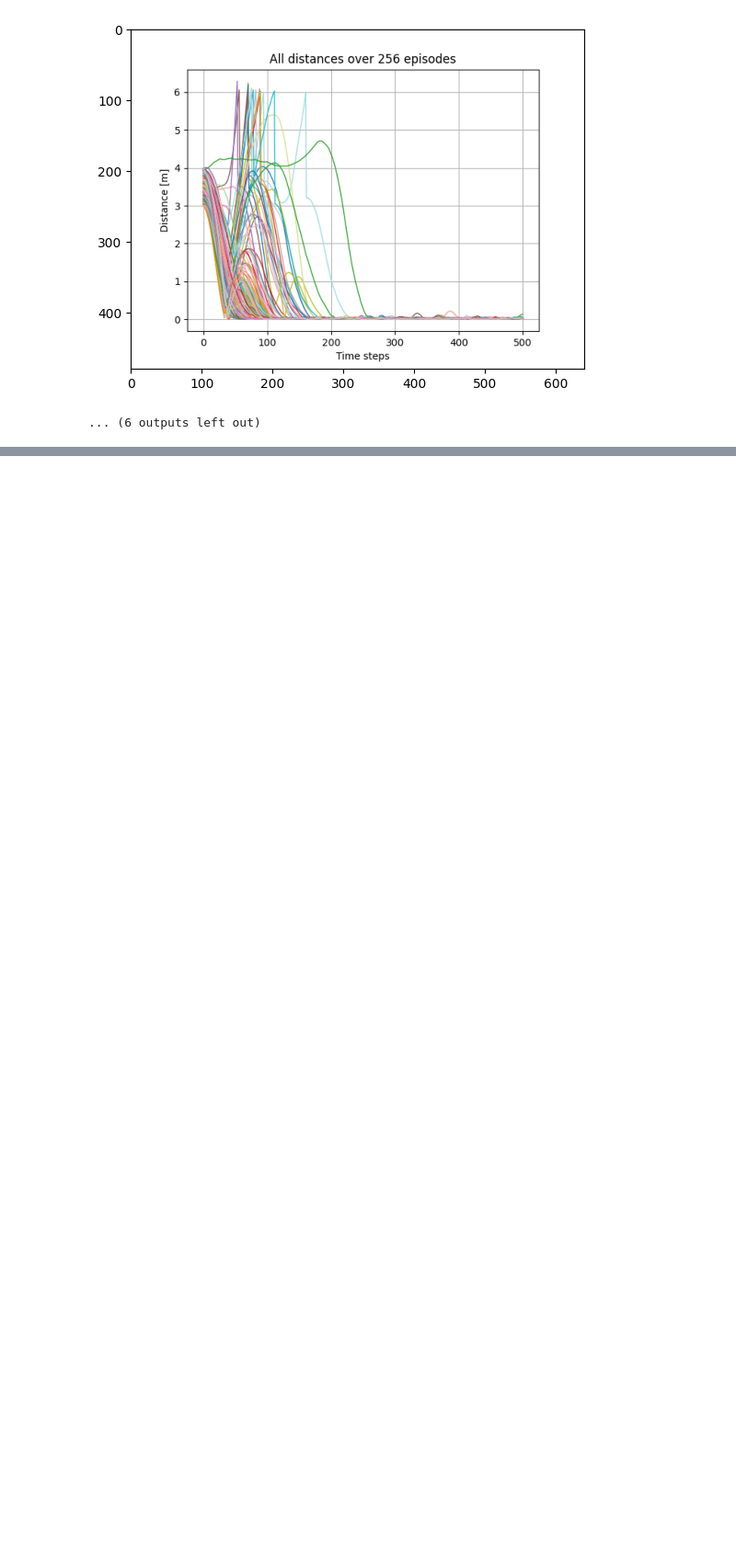
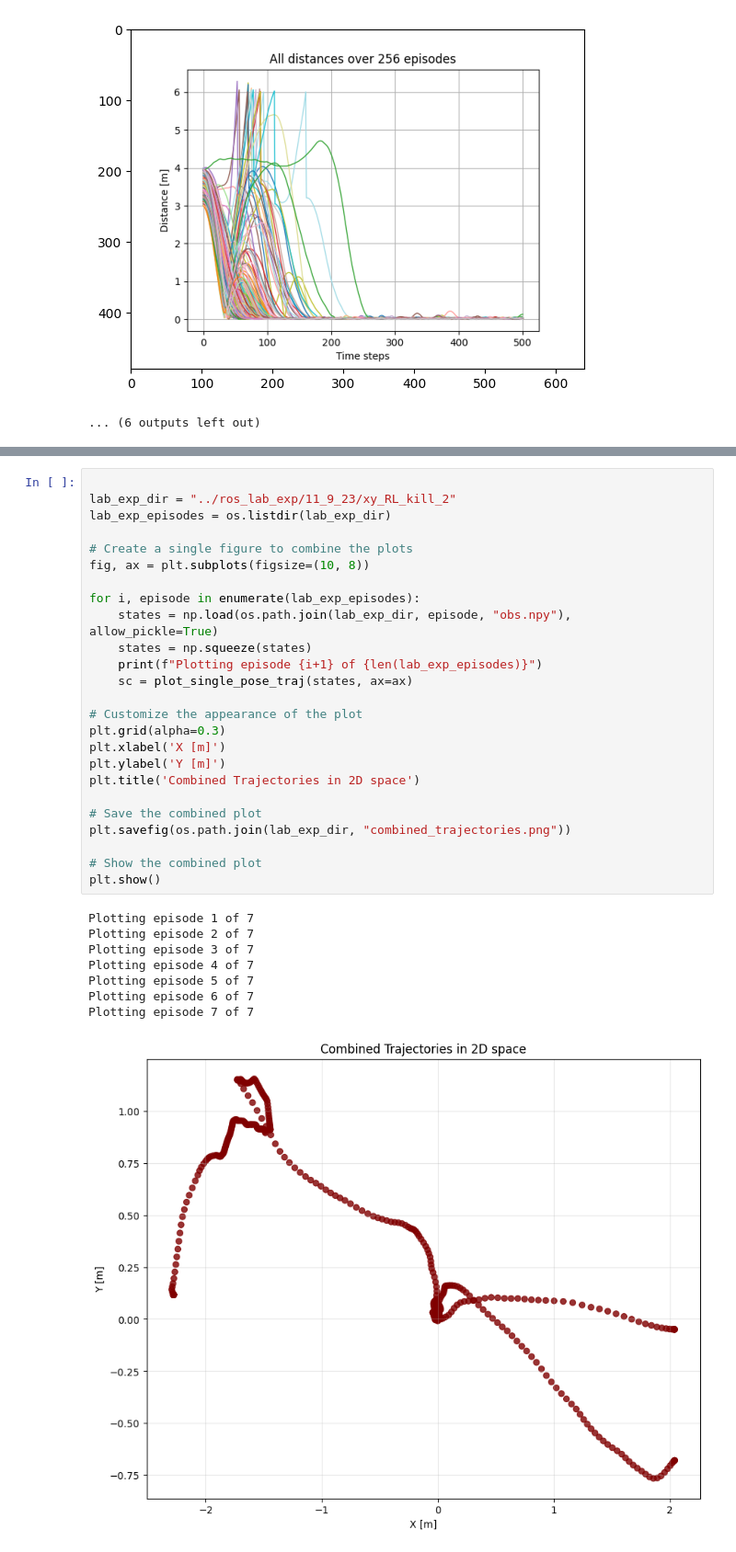
Before and after one commit to elharirymatteo/RANS, a Jupyter notebook: omniisaacgymenvs/utils/icra24_results.ipynb, the cells around one changed output, grey strips where cells are left out. Shown at 92% size. Saved outputs shown, nothing was run; the diff lists cells and outputs as text; blank space fills up the shorter version.

```diff
--- a/omniisaacgymenvs/utils/icra24_results.ipynb
+++ b/omniisaacgymenvs/utils/icra24_results.ipynb
@@ -83,0 +181,34 @@ lab_exp_episodes
+# %%
+
+lab_exp_dir = "../ros_lab_exp/11_9_23/xy_RL_kill_2"
+lab_exp_episodes = os.listdir(lab_exp_dir)
+
+# Create a single figure to combine the plots
+fig, ax = plt.subplots(figsize=(10, 8))
+
+for i, episode in enumerate(lab_exp_episodes):
+    states = np.load(os.path.join(lab_exp_dir, episode, "obs.npy"), allow_pickle=True)
+    states = np.squeeze(states)
+    print(f"Plotting episode {i+1} of {len(lab_exp_episodes)}")
+    sc = plot_single_pose_traj(states, ax=ax)
+
+# Customize the appearance of the plot
+plt.grid(alpha=0.3)
+plt.xlabel('X [m]')
+plt.ylabel('Y [m]')
+plt.title('Combined Trajectories in 2D space')
+
+# Save the combined plot
+plt.savefig(os.path.join(lab_exp_dir, "combined_trajectories.png"))
+
+# Show the combined plot
+plt.show()
+# %% [output]
+Plotting episode 1 of 7
+Plotting episode 2 of 7
+Plotting episode 3 of 7
+Plotting episode 4 of 7
+Plotting episode 5 of 7
+Plotting episode 6 of 7
+Plotting episode 7 of 7
+[figure, added]
```
Also changed, not shown: parts of 8 cells of this notebook.
